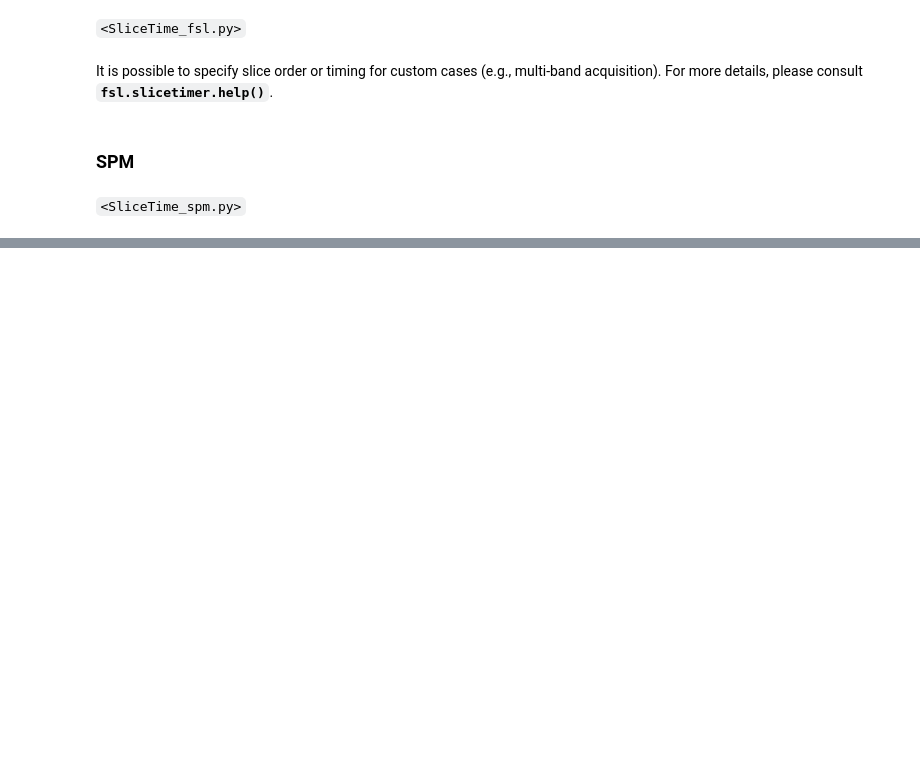
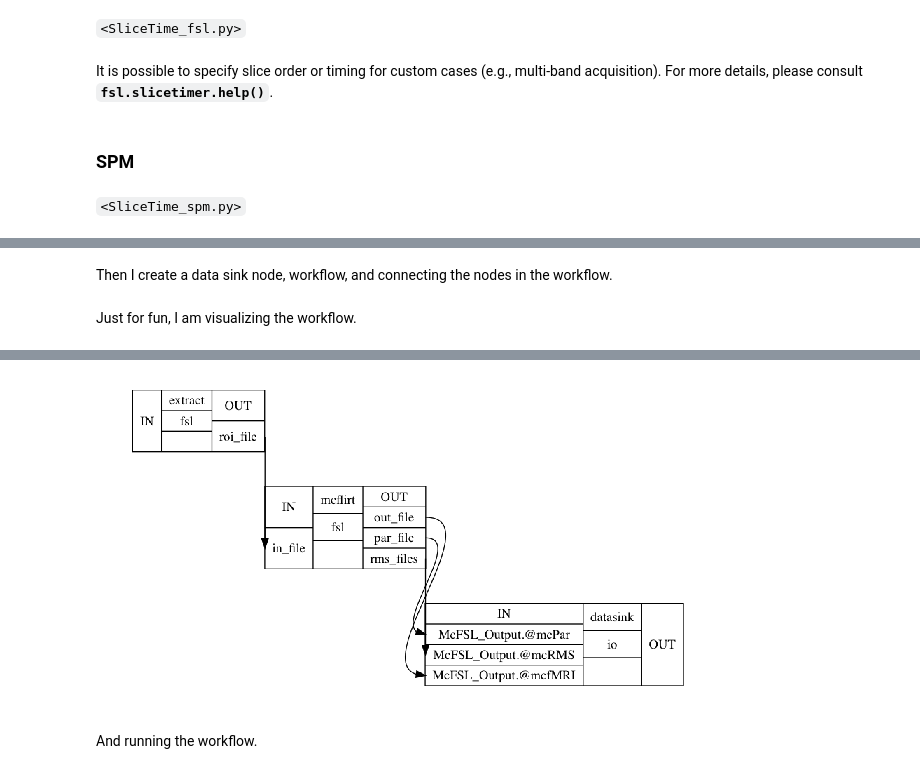
Before and after one commit to sathayas/JupyterfMRIFall2018, a Jupyter notebook: fMRI_Preproc.ipynb, the cells around one changed output, grey strips where cells are left out. Cells and saved outputs as stored; diff of their text form; code cells hidden in the pictures; blank space fills up the shorter version.

Commit message:
Motion correction section is done

```diff
--- a/fMRI_Preproc.ipynb
+++ b/fMRI_Preproc.ipynb
@@ -95,0 +137,10 @@ sliceTime = Node(spm.SliceTiming(num_slices = 32,  # number of slices
+# %%
+# an fMRI image from one of the subjects (run 1 only)
+imagefMRI = layout.get(subject='26',
+                       run='1',
+                       type='bold',
+                       extensions='nii.gz',
+                       return_type='file')[0]
+
+# Output directory
+outDir = os.path.join(dataDir, 'WorkflowOutput')
@@ -95,0 +161,17 @@ sliceTime = Node(spm.SliceTiming(num_slices = 32,  # number of slices
+# %% [markdown]
+Then I create a data sink node, workflow, and connecting the nodes in the workflow.
+# %%
+# creating datasink to collect outputs
+datasink = Node(DataSink(base_directory=outDir),
+                name='datasink')
+
+# creating a workflow
+moCor = Workflow(name="MoCorFSL", base_dir=outDir)
+
+# connecting the nodes
+moCor.connect(extract,'roi_file', mcflirt, 'in_file')
+moCor.connect(mcflirt,'out_file', datasink, 'McFSL_Output.@mcfMRI')  # corrected fMRI
+moCor.connect(mcflirt,'par_file', datasink, 'McFSL_Output.@mcPar')   # motion parameter
+moCor.connect(mcflirt,'rms_files', datasink, 'McFSL_Output.@mcRMS')   # relative motion
+# %% [markdown]
+Just for fun, I am visualizing the workflow.
@@ -95,0 +180,11 @@ sliceTime = Node(spm.SliceTiming(num_slices = 32,  # number of slices
+# %%
+# writing out graph
+moCor.write_graph(graph2use='orig', dotfilename='graph_orig.dot')
+
+# showing the graph
+plt.figure(figsize=[10,10])
+img=mpimg.imread(os.path.join(outDir,"MoCorFSL","graph_orig_detailed.png"))
+imgplot = plt.imshow(img)
+plt.axis('off')
+plt.show()
+# %% [output]
@@ -95,0 +193,3 @@ sliceTime = Node(spm.SliceTiming(num_slices = 32,  # number of slices
+[figure, added]
+# %% [markdown]
+And running the workflow.
```
Also changed, not shown: parts of 28 cells of this notebook.
